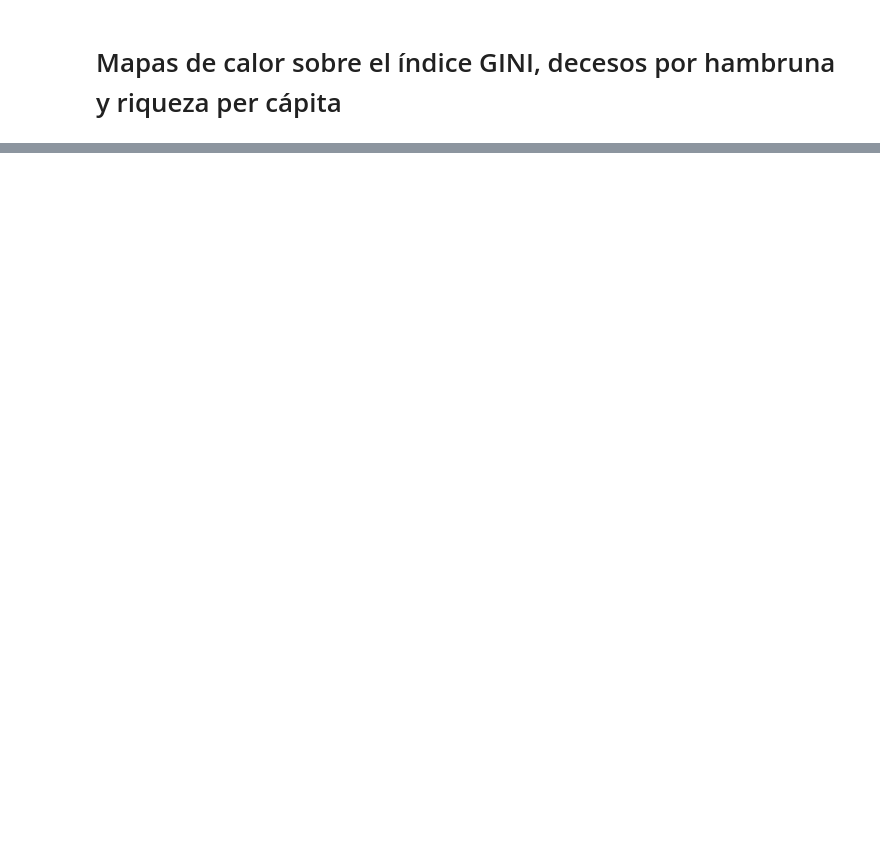
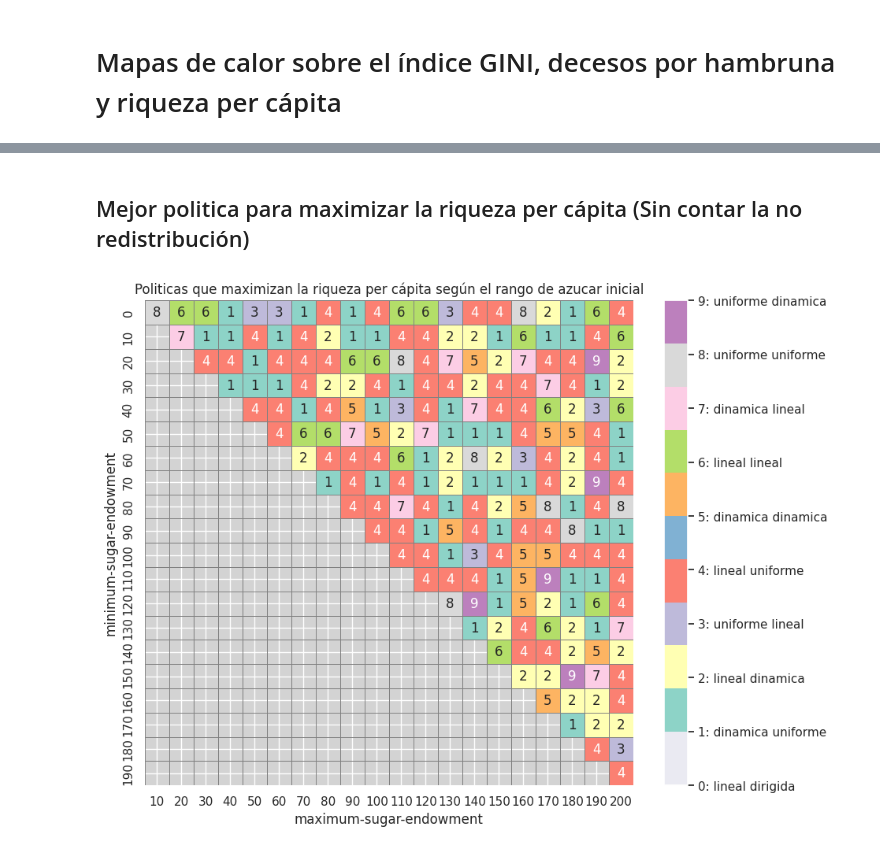
Before and after one commit to Aruroo/SugarScape, a Jupyter notebook: Analisis/AnalisisSugarScape.ipynb, the cells around one changed output, grey strips where cells are left out. Saved outputs shown, nothing was run; the diff lists cells and outputs as text; code cells hidden in the pictures; blank space fills up the shorter version.

```diff
--- a/Analisis/AnalisisSugarScape.ipynb
+++ b/Analisis/AnalisisSugarScape.ipynb
@@ -156,0 +219,9 @@ La mejor politica es uniforme lineal con una diferencia de 0.015
+# %% [markdown]
+## Mejor politica para maximizar la riqueza per cápita (Sin contar la no redistribución)
+# %%
+#Sin contar el modelo base:
+base_riqueza = datos_analisis['Riqueza per cápita'][0]
+resultados, etiquetas = mas_es_mejor(iniciales=base_riqueza, pivotados=pivotados_riqueza)
+representacion_visual(etiquetas,"Politicas que maximizan la riqueza per cápita según el rango de azucar inicial")
+# %% [output]
+[figure, added]
```
Also changed, not shown: parts of 24 cells of this notebook, 1 other file.
